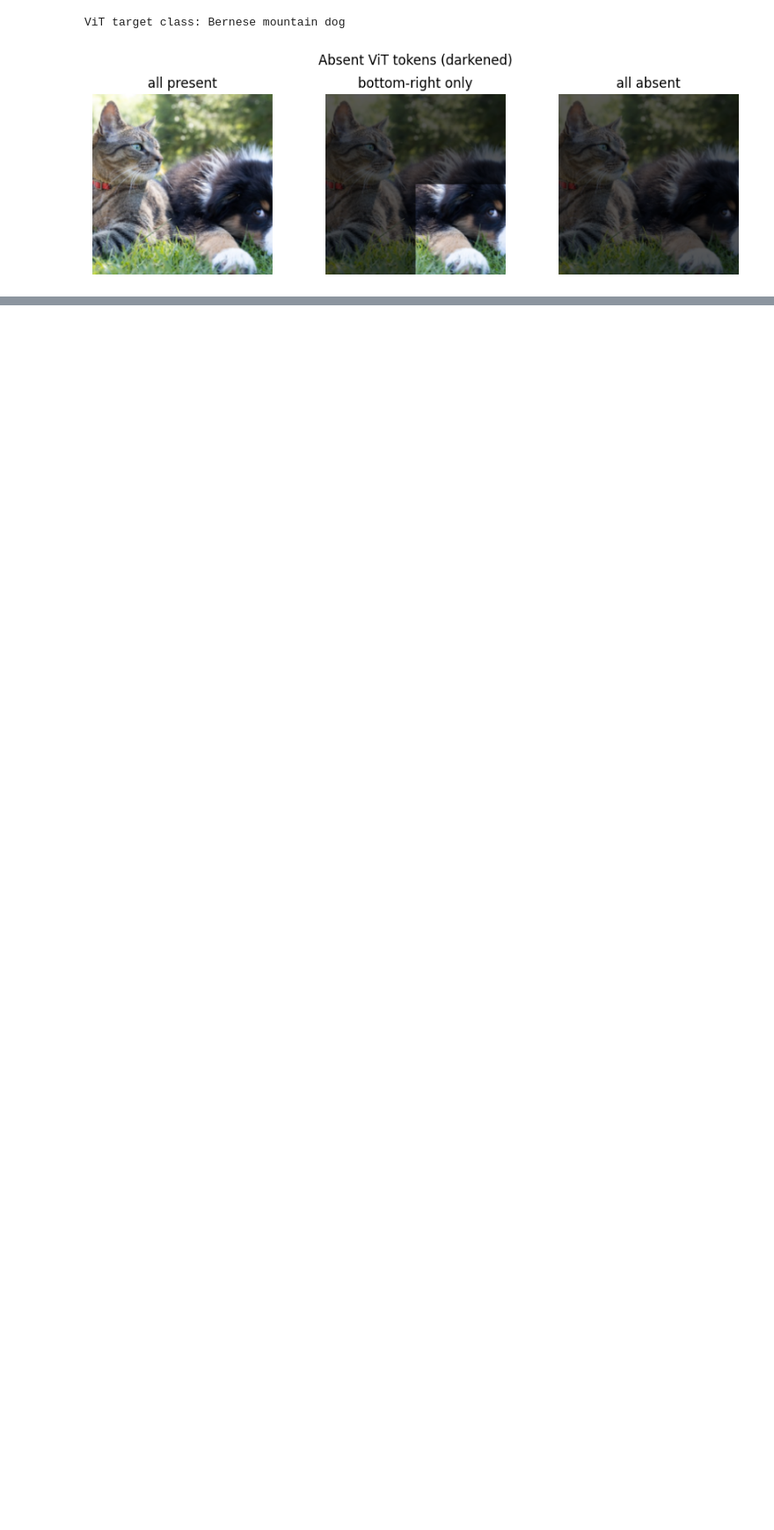
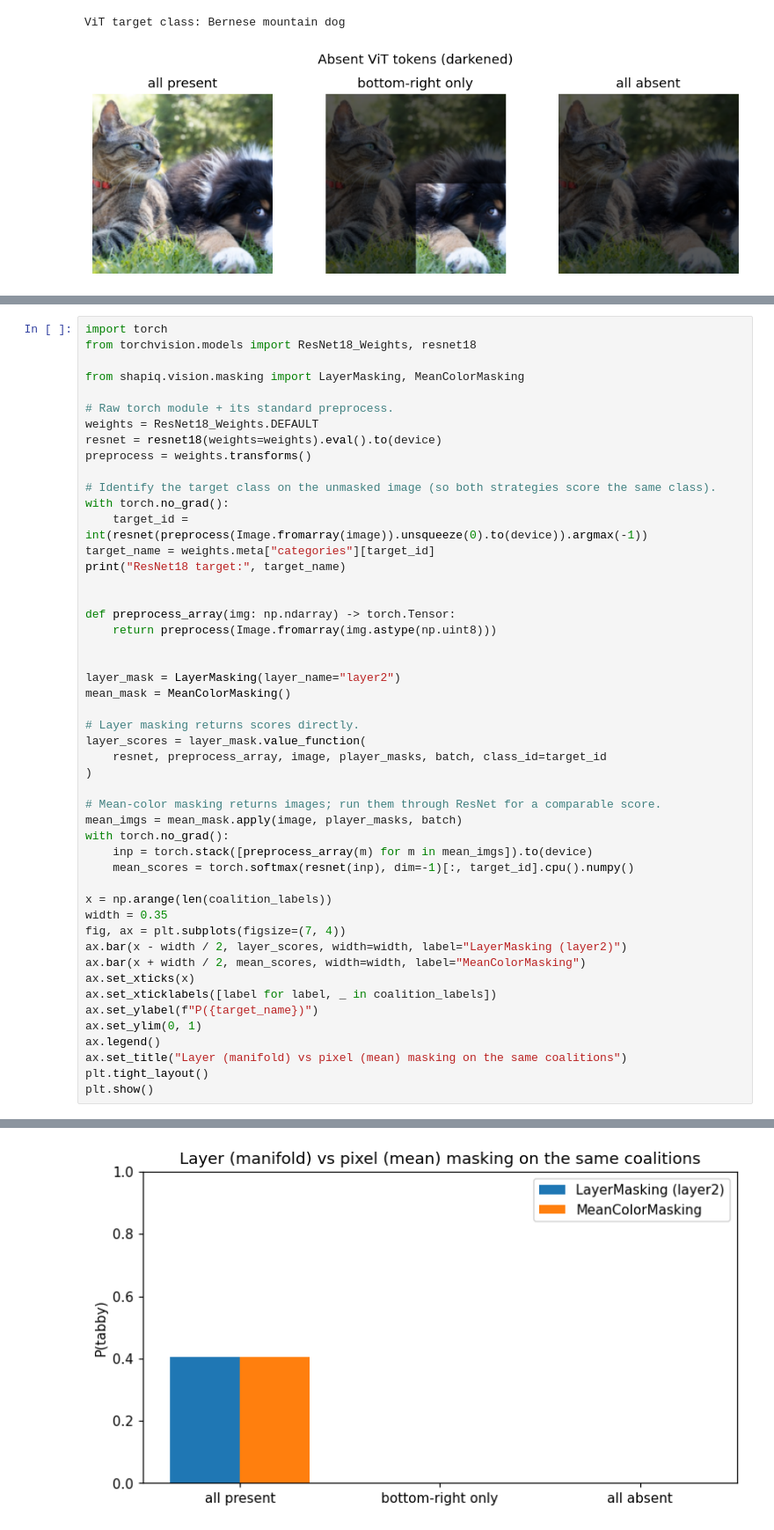
Before and after one commit to S2k-1/shapiq, a Jupyter notebook: src/shapiq/vision/tutorials/supplementary/masking_strategies.ipynb, the cells around one changed output, grey strips where cells are left out. Shown at 88% size. Drawn from its saved outputs; the diff is of its cells as text; blank space fills up the shorter version.

```diff
--- a/src/shapiq/vision/tutorials/supplementary/masking_strategies.ipynb
+++ b/src/shapiq/vision/tutorials/supplementary/masking_strategies.ipynb
@@ -193,0 +295,50 @@ plt.show()
+# %%
+import torch
+from torchvision.models import ResNet18_Weights, resnet18
+
+from shapiq.vision.masking import LayerMasking, MeanColorMasking
+
+# Raw torch module + its standard preprocess.
+weights = ResNet18_Weights.DEFAULT
+resnet = resnet18(weights=weights).eval().to(device)
+preprocess = weights.transforms()
+
+# Identify the target class on the unmasked image (so both strategies score the same class).
+with torch.no_grad():
+    target_id = int(resnet(preprocess(Image.fromarray(image)).unsqueeze(0).to(device)).argmax(-1))
+target_name = weights.meta["categories"][target_id]
+print("ResNet18 target:", target_name)
+
+
+def preprocess_array(img: np.ndarray) -> torch.Tensor:
+    return preprocess(Image.fromarray(img.astype(np.uint8)))
+
+
+layer_mask = LayerMasking(layer_name="layer2")
+mean_mask = MeanColorMasking()
+
+# Layer masking returns scores directly.
+layer_scores = layer_mask.value_function(
+    resnet, preprocess_array, image, player_masks, batch, class_id=target_id
+)
+
+# Mean-color masking returns images; run them through ResNet for a comparable score.
+mean_imgs = mean_mask.apply(image, player_masks, batch)
+with torch.no_grad():
+    inp = torch.stack([preprocess_array(m) for m in mean_imgs]).to(device)
+    mean_scores = torch.softmax(resnet(inp), dim=-1)[:, target_id].cpu().numpy()
+
+x = np.arange(len(coalition_labels))
+width = 0.35
+fig, ax = plt.subplots(figsize=(7, 4))
+ax.bar(x - width / 2, layer_scores, width=width, label="LayerMasking (layer2)")
+ax.bar(x + width / 2, mean_scores, width=width, label="MeanColorMasking")
+ax.set_xticks(x)
+ax.set_xticklabels([label for label, _ in coalition_labels])
+ax.set_ylabel(f"P({target_name})")
+ax.set_ylim(0, 1)
+ax.legend()
+ax.set_title("Layer (manifold) vs pixel (mean) masking on the same coalitions")
+plt.tight_layout()
+plt.show()
+# %% [output]
@@ -193,0 +346 @@ plt.show()
+[figure, added]
```
Also changed, not shown: parts of 9 cells of this notebook, 4 other files.
